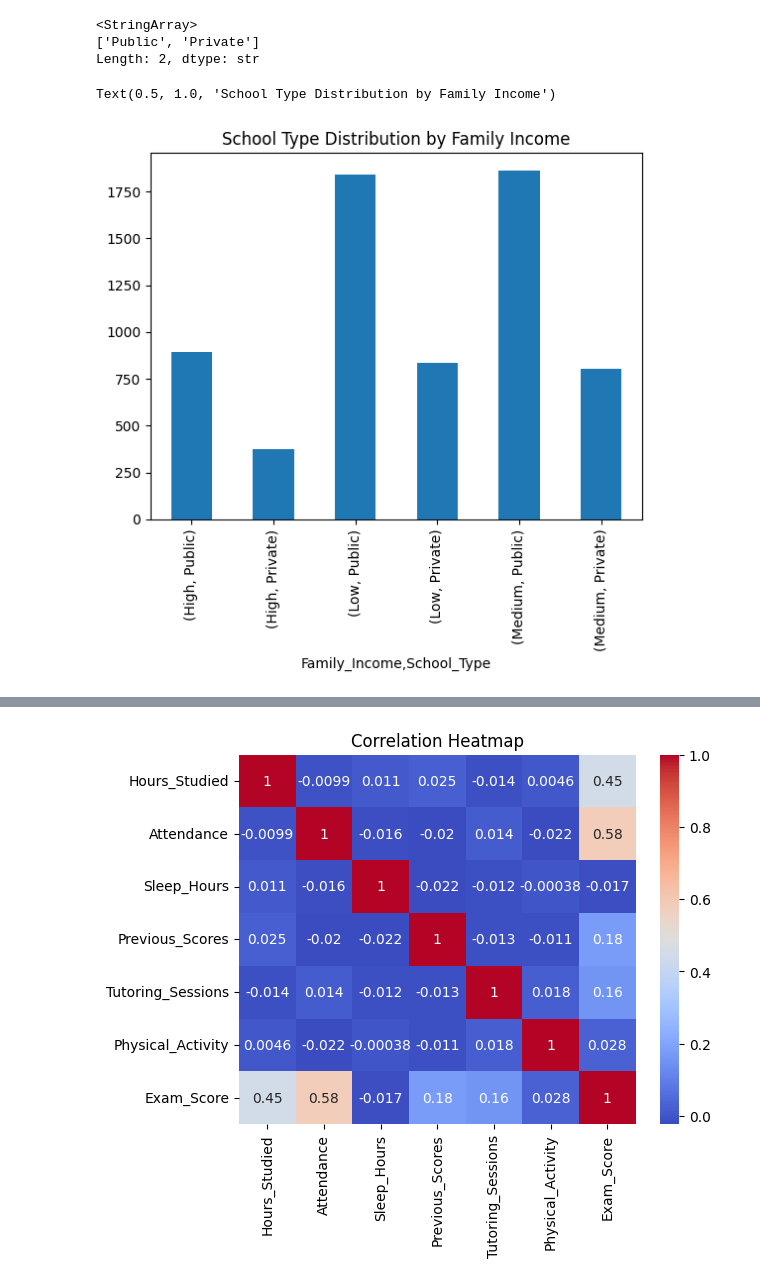
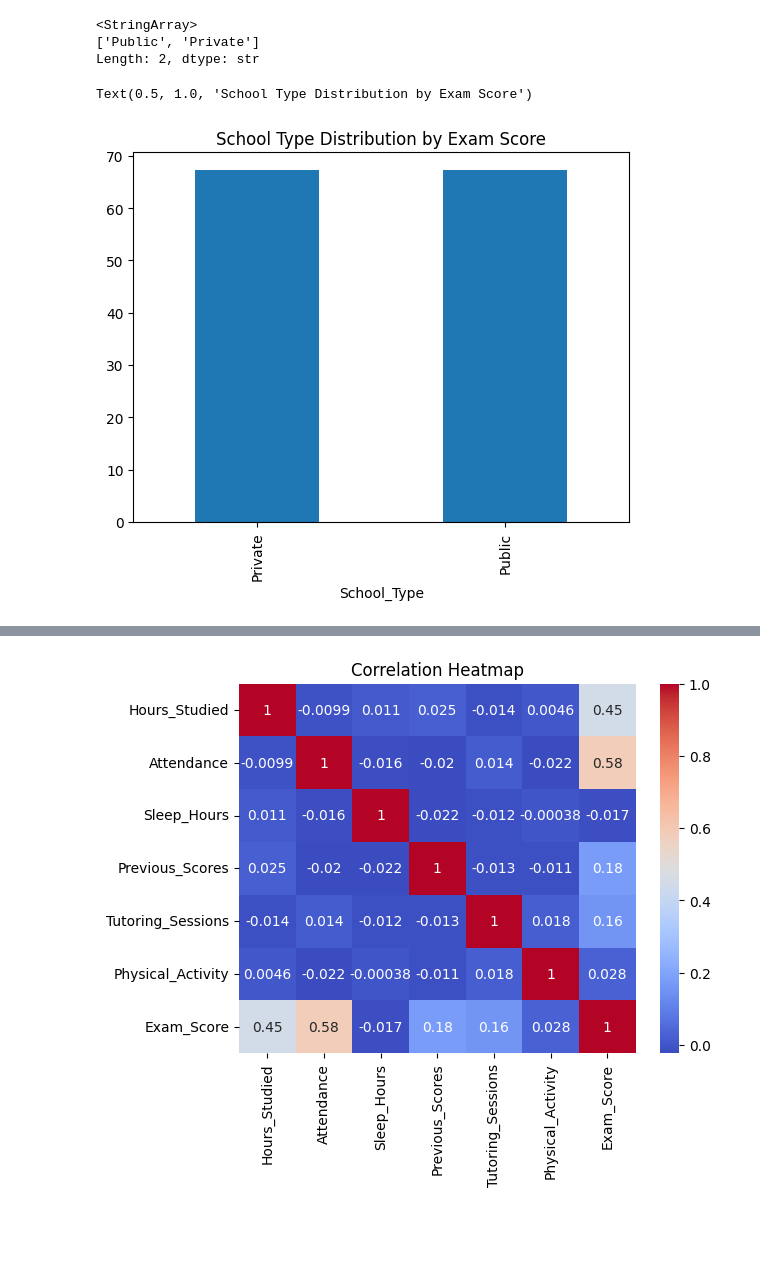
Before and after one commit to laxmansharma1811/Feature_Extraction_Project, a Jupyter notebook: student_performance.ipynb, the cells around one changed output, grey strips where cells are left out. Cells and saved outputs as stored; diff of their text form; code cells hidden in the pictures; blank space fills up the shorter version.

```diff
--- a/student_performance.ipynb
+++ b/student_performance.ipynb
@@ -169,11 +177,11 @@ df['School_Type'].unique()
 ['Public', 'Private']
 Length: 2, dtype: str
 # %%
-df.groupby('Family_Income')['School_Type'].value_counts().plot(kind='bar', stacked=True)
-plt.title('School Type Distribution by Family Income')
+df.groupby('School_Type')['Exam_Score'].mean().plot(kind='bar')
+plt.title('School Type Distribution by Exam Score')
 # %% [output]
-Text(0.5, 1.0, 'School Type Distribution by Family Income')
+Text(0.5, 1.0, 'School Type Distribution by Exam Score')
-[figure, old version]
+[figure, new version]
 # %%
 df.corr(numeric_only=True)
 # %% [output]
```
Also changed, not shown: parts of 1 cell of this notebook.
